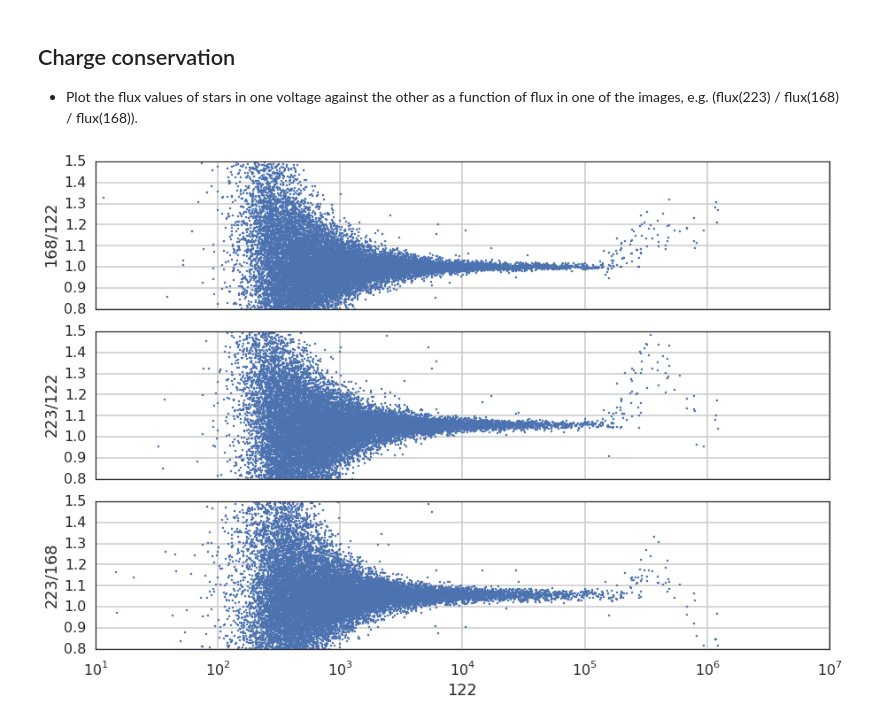
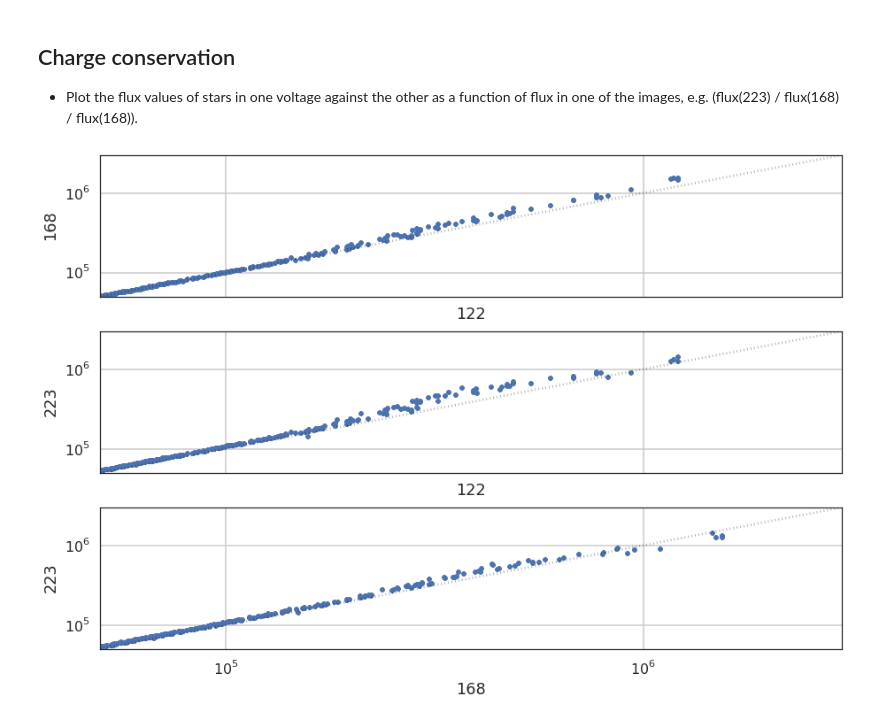
Before and after one commit to NGTS/analysis-camera-voltages, a Jupyter notebook: frame_histograms.ipynb, the cells around one changed output. Drawn from its saved outputs; the diff is of its cells as text; code cells hidden in the pictures.

Commit message:
Change final plots in frame_histograms

```diff
--- a/frame_histograms.ipynb
+++ b/frame_histograms.ipynb
@@ -140,31 +137,32 @@ for key in image_ids:
         flux = image_ids[key]['flux'] = infile['flux'].section[:, ind]
 # %%
 def plot(ax, x, y):
-    ax.semilogx(x, y, '.', ms=5)
+    ax.loglog(x, y, '.')
 
 
 fig, axes = plt.subplots(3, 1, sharex=True)
 x = image_ids['data/122.fits']['flux']
-y = image_ids['data/168.fits']['flux'] / x
+y = image_ids['data/168.fits']['flux']
 plot(axes[0], x, y)
-axes[0].set(ylabel='168/122')
+axes[0].set(xlabel='122', ylabel='168')
 
 x = image_ids['data/122.fits']['flux']
-y = image_ids['data/223.fits']['flux'] / x
+y = image_ids['data/223.fits']['flux']
 plot(axes[1], x, y)
-axes[1].set(ylabel='223/122')
+axes[1].set(xlabel='122', ylabel='223')
 
 
-x = image_ids['data/122.fits']['flux']
-y = image_ids['data/223.fits']['flux'] / image_ids['data/168.fits']['flux']
+x = image_ids['data/168.fits']['flux']
+y = image_ids['data/223.fits']['flux']
 plot(axes[2], x, y)
-axes[2].set(ylabel='223/168')
+axes[2].set(xlabel='168', ylabel='223')
 
-axes[-1].set(xlabel='122')
 
+lims = (5E4, 3E6)
 for ax in axes:
     ax.grid(True)
-    ax.set(xlim=(1E1, 1E7), ylim=(0.8, 1.5))
+    ax.set(xlim=lims, ylim=lims)
+    ax.plot(lims, lims, 'k:', alpha=0.3)
 fig.tight_layout()
 # %% [output]
-[figure, old version]
+[figure, new version]
```
Also changed, not shown: parts of 3 cells of this notebook.
